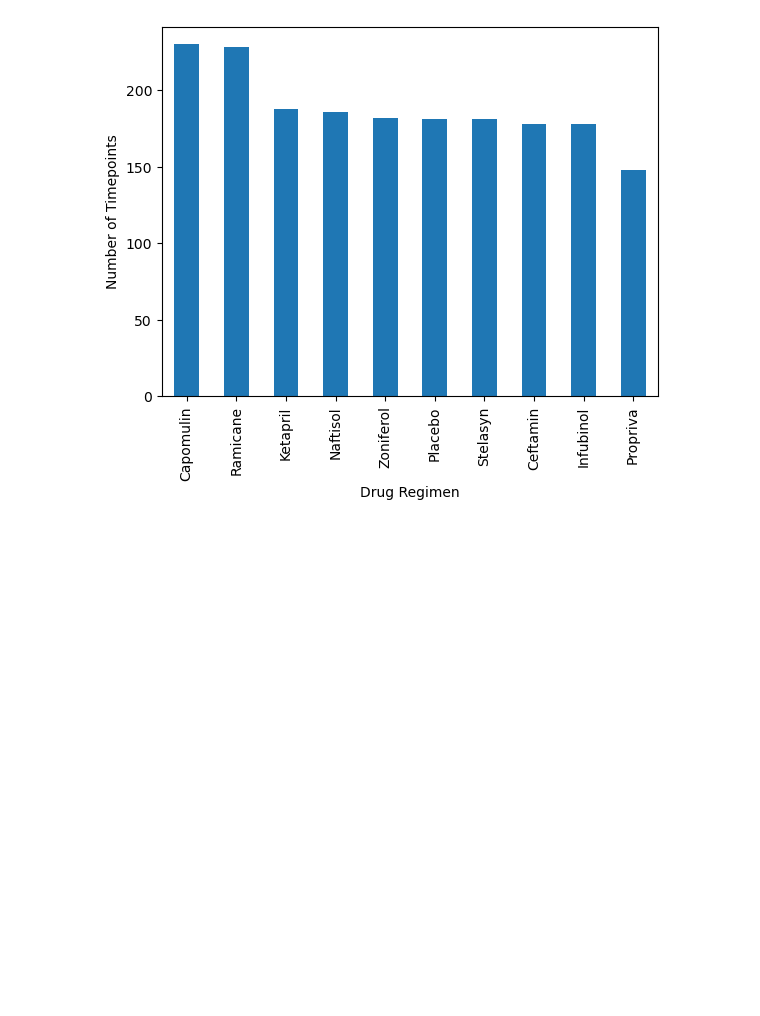
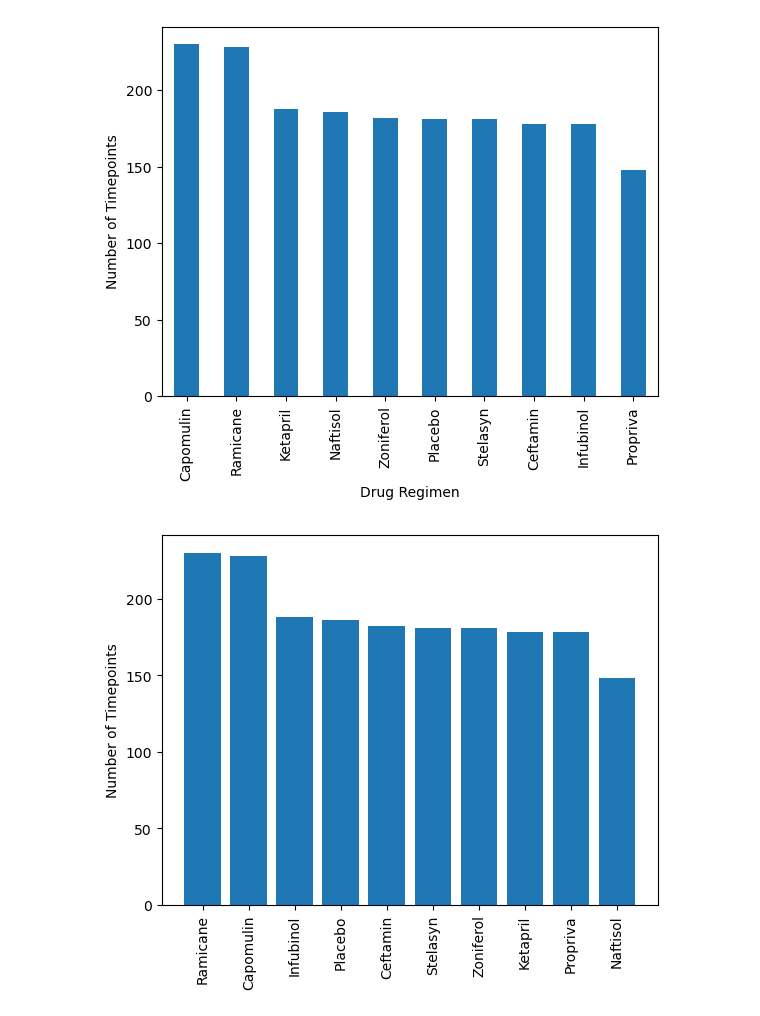
Before and after one commit to m-janssens-boop/Matplotlib_challenge, a Jupyter notebook: Pymaceuticals_analysis.ipynb, the cells around one changed output. Drawn from its saved outputs; the diff is of its cells as text; code cells hidden in the pictures; blank space fills up the shorter version.

Commit message:
matplotlib drug graph

```diff
--- a/Pymaceuticals_analysis.ipynb
+++ b/Pymaceuticals_analysis.ipynb
@@ -156,3 +156,16 @@ pandas_bar_plot.set_ylabel('Number of Timepoints')
 # %% [output]
 Text(0, 0.5, 'Number of Timepoints')
 [figure]
+# %%
+# Generate a bar plot showing the total number of timepoints for all mice tested for each drug regimen using pyplot.
+x_axis = cleaned_study_df["Drug Regimen"].unique()
+tick_locations = [value for value in x_axis]
+
+timepoint_count = cleaned_study_df.groupby("Drug Regimen").count()["Timepoint"].sort_values(ascending = False)
+
+plt_barplt = plt.bar(x_axis, timepoint_count)
+plt.ylabel('Number of Timepoints')
+plt.xticks(rotation=90)
+plt.show()
+# %% [output]
+[figure, added]
```
